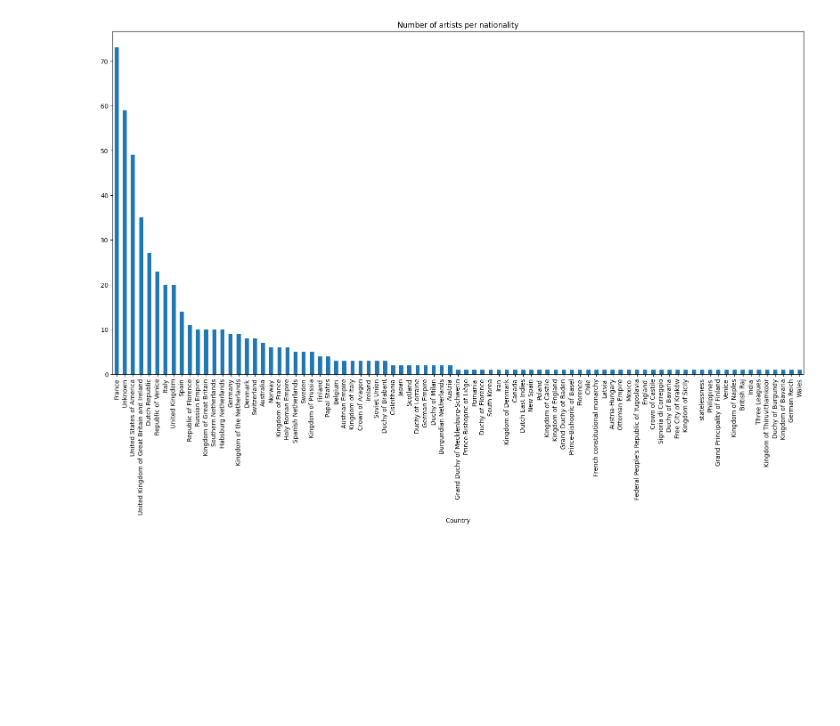
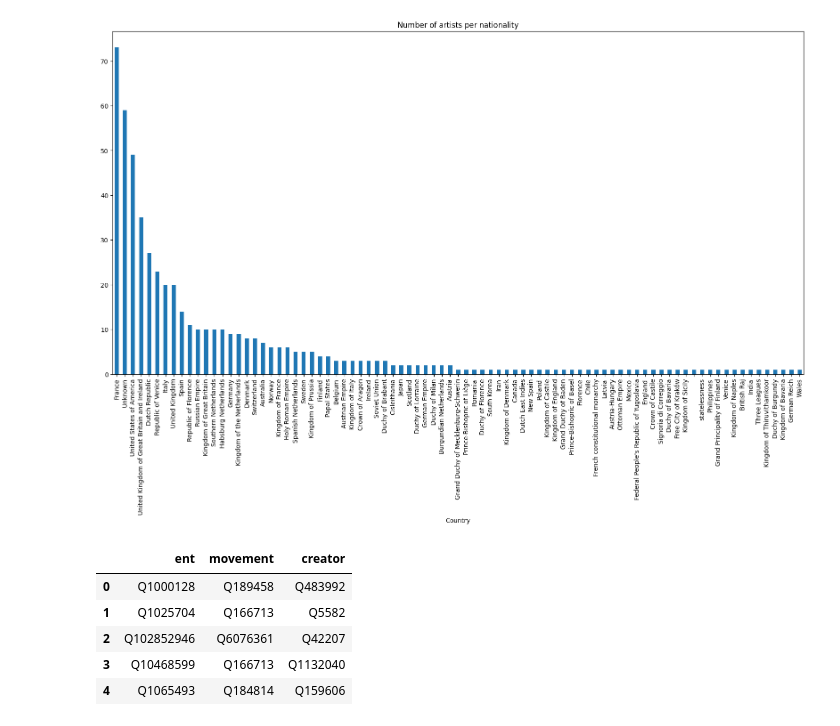
Before and after one commit to HPI-Information-Systems/MELArt, a Jupyter notebook: statistics.ipynb, the cells around one changed output. Cells and saved outputs as stored; diff of their text form; code cells hidden in the pictures; blank space fills up the shorter version.

```diff
--- a/statistics.ipynb
+++ b/statistics.ipynb
@@ -295,3 +295,13 @@ df_nationalities.sort_values('cant_artists', ascending=False).plot(kind='bar', x
 # %% [output]
 <Axes: title={'center': 'Number of artists per nationality'}, xlabel='Country'>
 [figure]
+# %%
+df_movements_creators=df_movement.merge(df_creator, left_on='ent', right_on='ent')
+df_movements_creators.head()
+# %% [output]
+|  | ent | movement | creator |
+| 0 | Q1000128 | Q189458 | Q483992 |
+| 1 | Q1025704 | Q166713 | Q5582 |
+| 2 | Q102852946 | Q6076361 | Q42207 |
+| 3 | Q10468599 | Q166713 | Q1132040 |
+| 4 | Q1065493 | Q184814 | Q159606 |
```
Also changed, not shown: parts of 7 cells of this notebook.
